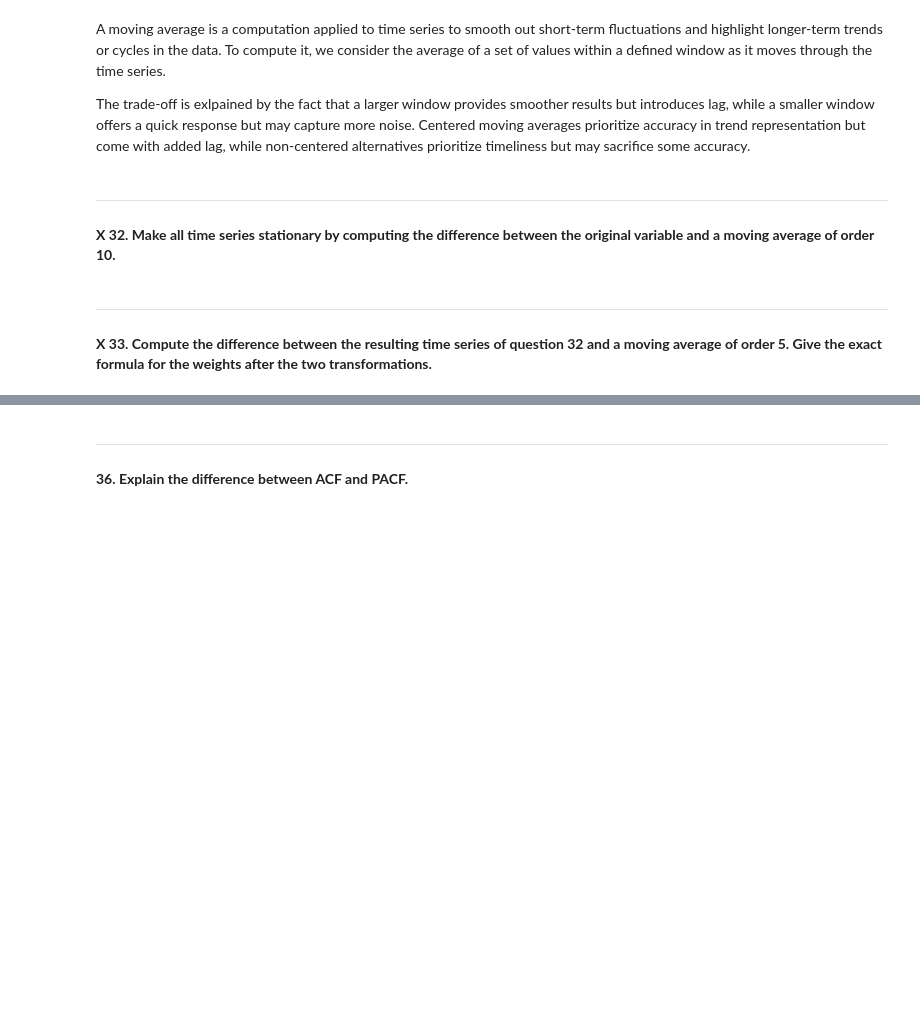
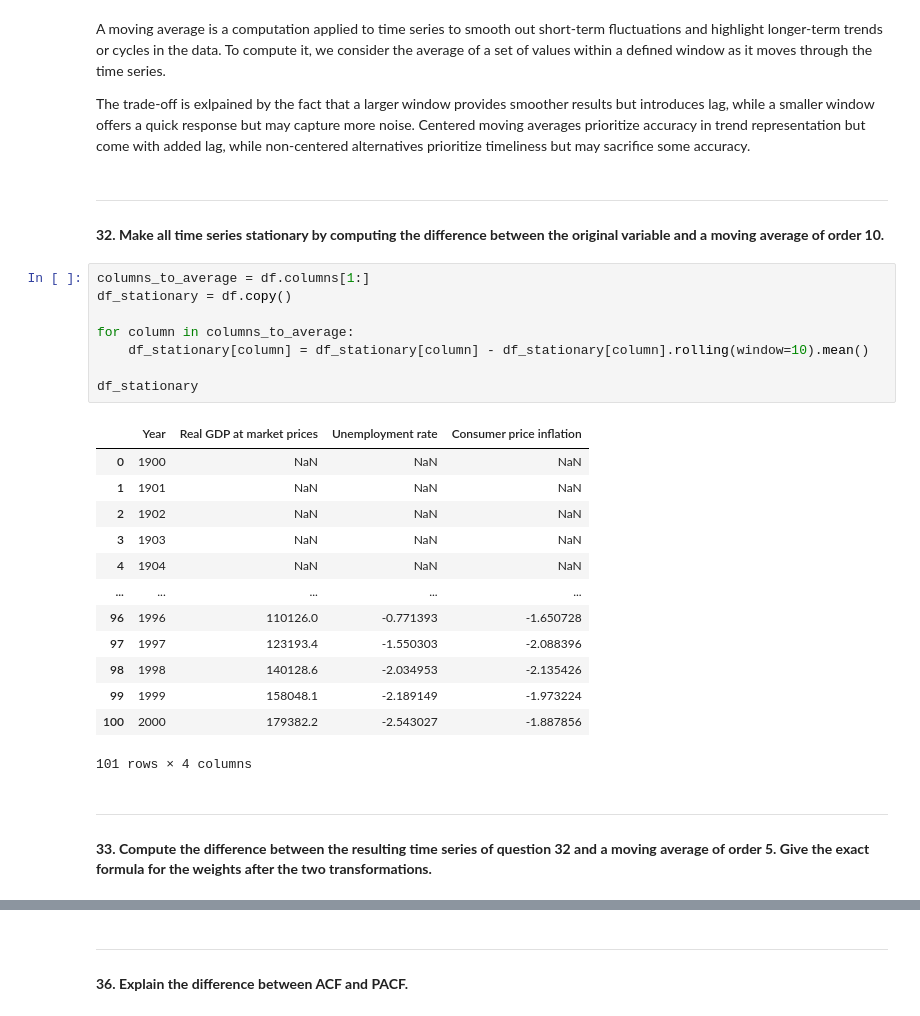
Before and after one commit to joaomelga/MODS202-project, a Jupyter notebook: mods202-project.ipynb, the cells around one changed output, grey strips where cells are left out. Saved outputs shown, nothing was run; the diff lists cells and outputs as text; blank space fills up the shorter version.

Commit message:
Imeplement many question

```diff
--- a/mods202-project.ipynb
+++ b/mods202-project.ipynb
@@ -1092,7 +1118,29 @@ A moving average is a computation applied to time series to smooth out short-ter
 The trade-off is exlpained by the fact that a larger window provides smoother results but introduces lag, while a smaller window offers a quick response but may capture more noise. Centered moving averages prioritize accuracy in trend representation but come with added lag, while non-centered alternatives prioritize timeliness but may sacrifice some accuracy.
 # %% [markdown]
 ---
-#### **X 32. Make all time series stationary by computing the difference between the original variable and a moving average of order 10.**
+#### **32. Make all time series stationary by computing the difference between the original variable and a moving average of order 10.**
+# %%
+columns_to_average = df.columns[1:]
+df_stationary = df.copy()
+
+for column in columns_to_average:
+    df_stationary[column] = df_stationary[column] - df_stationary[column].rolling(window=10).mean()
+
+df_stationary
+# %% [output]
+|  | Year | Real GDP at market prices | Unemployment rate | Consumer price inflation |
+| 0 | 1900 | NaN | NaN | NaN |
+| 1 | 1901 | NaN | NaN | NaN |
+| 2 | 1902 | NaN | NaN | NaN |
+| 3 | 1903 | NaN | NaN | NaN |
+| 4 | 1904 | NaN | NaN | NaN |
+| ... | ... | ... | ... | ... |
+| 96 | 1996 | 110126.0 | -0.771393 | -1.650728 |
+| 97 | 1997 | 123193.4 | -1.550303 | -2.088396 |
+| 98 | 1998 | 140128.6 | -2.034953 | -2.135426 |
+| 99 | 1999 | 158048.1 | -2.189149 | -1.973224 |
+| 100 | 2000 | 179382.2 | -2.543027 | -1.887856 |
+101 rows × 4 columns
 # %% [markdown]
 ---
-#### **X 33. Compute the difference between the resulting time series of question 32 and a moving average of order 5. Give the exact formula for the weights after the two transformations.**
+#### **33. Compute the difference between the resulting time series of question 32 and a moving average of order 5. Give the exact formula for the weights after the two transformations.**
```
Also changed, not shown: parts of 27 cells of this notebook.
